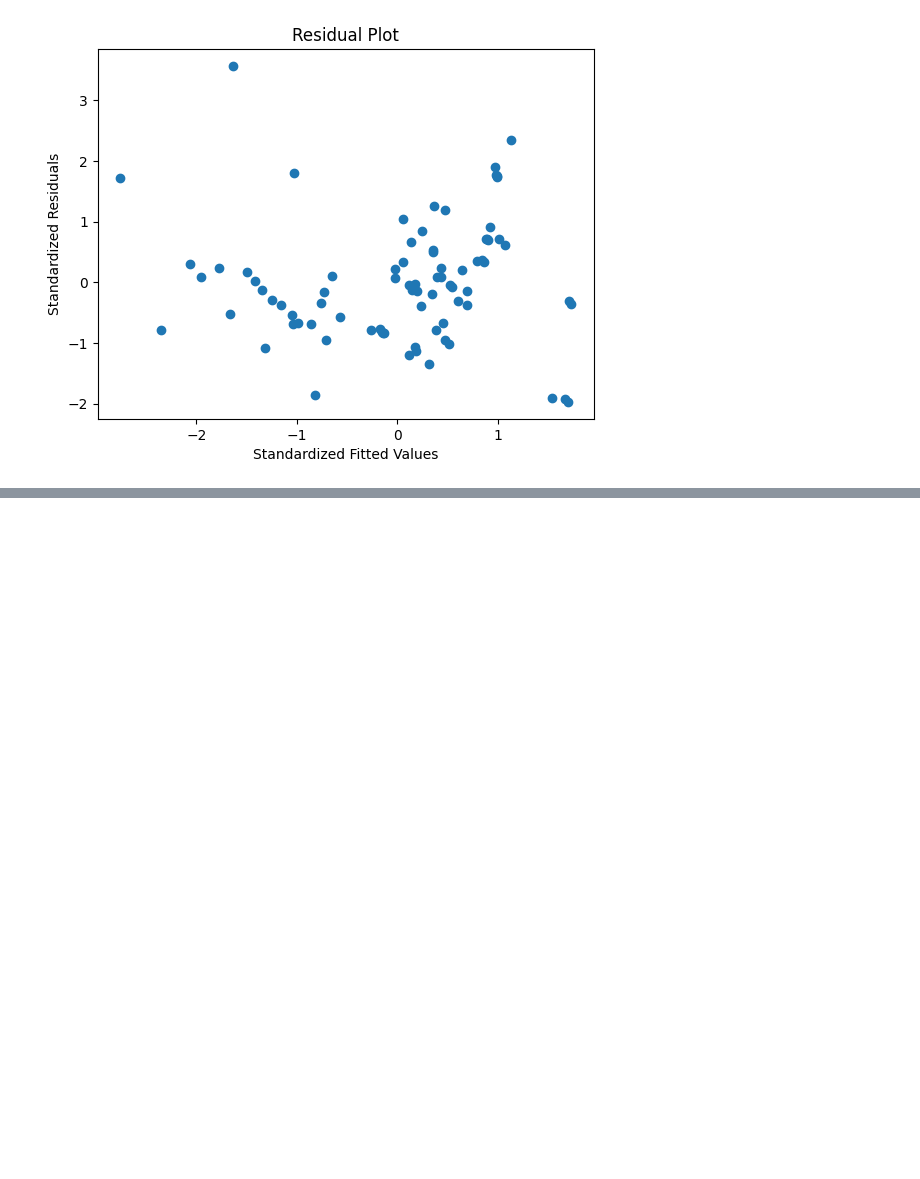
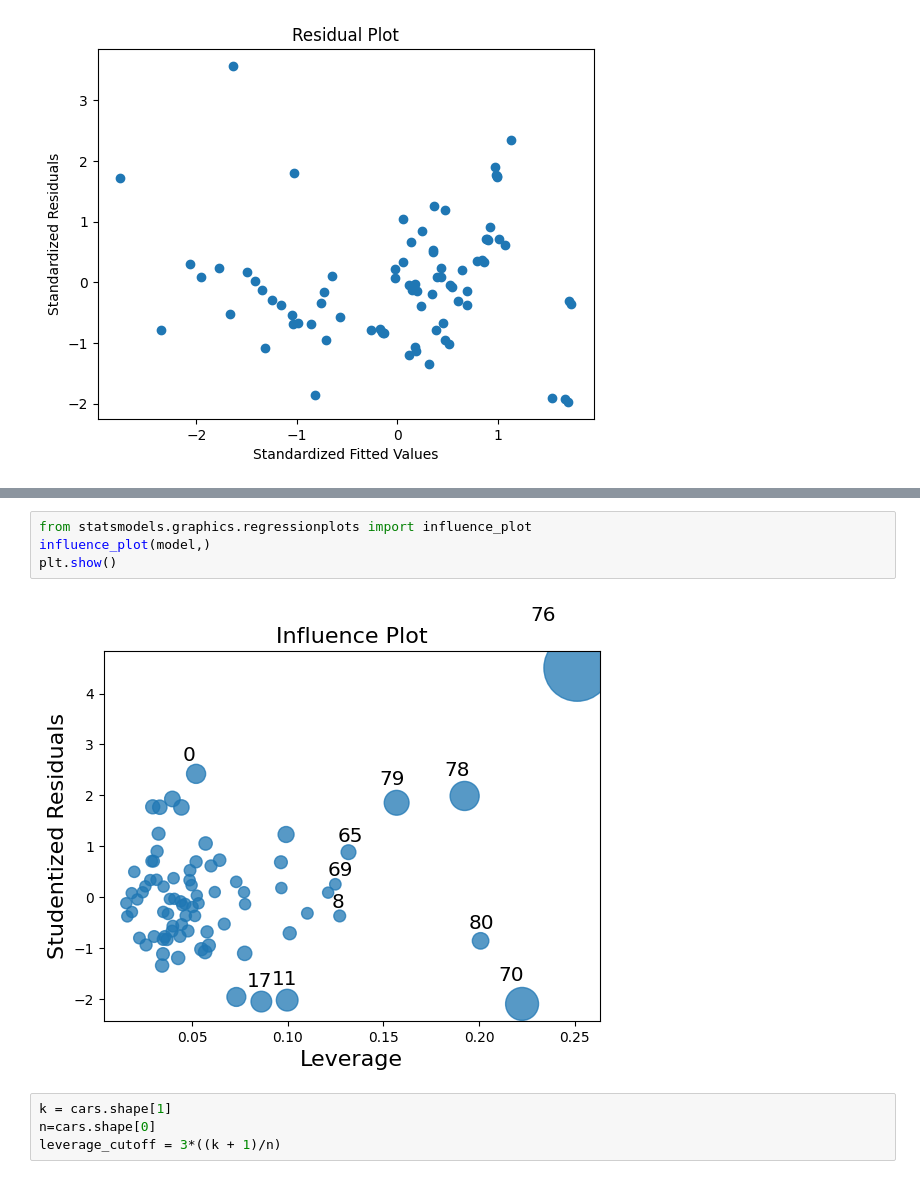
Before and after one commit to Bhanuvedithreddy/527-AD, a Jupyter notebook: AD5.ipynb, the cells around one changed output, grey strips where cells are left out. Drawn from its saved outputs; the diff is of its cells as text; blank space fills up the shorter version.

```diff
--- a/AD5.ipynb
+++ b/AD5.ipynb
@@ -127,0 +149,10 @@ plt.show()
+# %%
+from statsmodels.graphics.regressionplots import influence_plot
+influence_plot(model,)
+plt.show()
+# %% [output]
+[figure, added]
+# %%
+k = cars.shape[1]
+n=cars.shape[0]
+leverage_cutoff = 3*((k + 1)/n)
```
Also changed, not shown: parts of 6 cells of this notebook.
